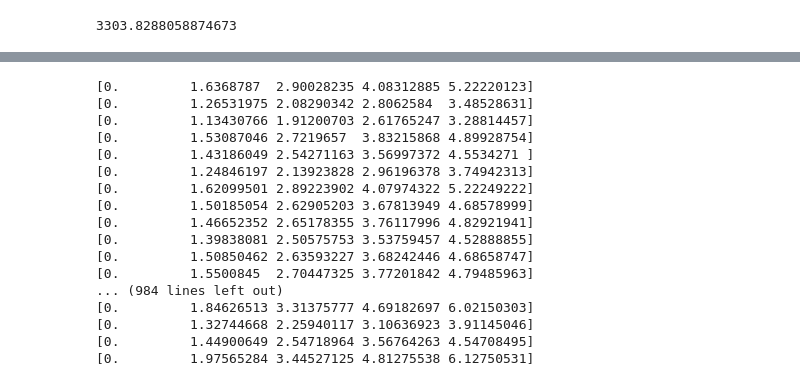
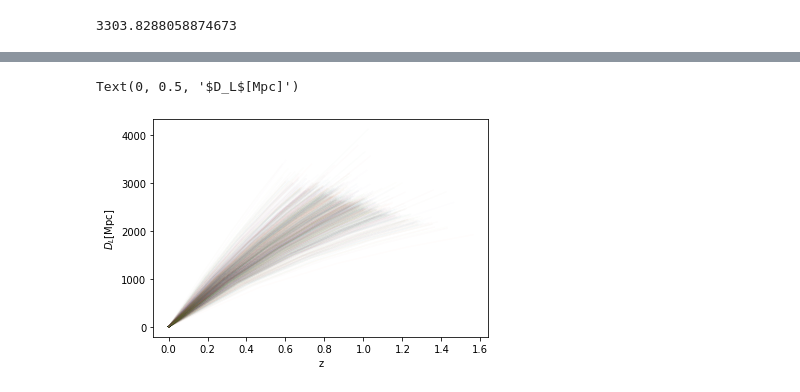
Before and after one commit to ctmurphey/LIGO-O3b-Analysis, a Jupyter notebook: plot-traces.ipynb, the cells around one changed output, grey strips where cells are left out. Cells and saved outputs as stored; diff of their text form; code cells hidden in the pictures.

```diff
--- a/plot-traces.ipynb
+++ b/plot-traces.ipynb
@@ -17,12 +15,13 @@ WARNING (aesara.tensor.blas): Using NumPy C-API based implementation for BLAS fu
 # %%
 cols = ['luminosity_distance', 'mass_1'] # Only taking directly observable values
-n_runs = 10   # number of random plots to make
+n_runs = 100   # number of random plots to make
 n_m = 100    # resolution of mass points to find max over
 n_mc = 5     # number of points to fit for the MCMC
 m_cut = 25   # M_sun
 
 mass_array = np.zeros((n_runs, n_mc))
-d_ls = np.linspace(0, 50, n_mc)
+# d_ls = np.linspace(0, 10000, n_mc) #different DLs to get mass at, units of Mpc
+d_ls = np.linspace(0, 5000, n_mc)
 # %%
 for run in range(n_runs):
     df = False #janky method, alternative would be strongly appreciated
@@ -57,7 +56,8 @@ for run in range(n_runs):
 
 
     dlmin = 0
-    dlmax = max(df['luminosity_distance'])
+#     dlmax = max(df['luminosity_distance'])
+    dlmax=max(d_ls)
     mmin = 0
     mmax = max(df['mass_1'])
 
@@ -67,10 +67,12 @@ for run in range(n_runs):
 
 #     d_ls = np.linspace(0, np.max(df['luminosity_distance'])/1000, n_mc)
 
-    ms = np.linspace(0, np.max(df['mass_1']), n_m)
+    ms = np.linspace(mmin, mmax, n_m)
 
     for i, dl in enumerate(K):
         mass_array[run, i] = ms[np.argmax(dl)]
+
+#     plot(arr)
 # %%
 trace_cosmo = az.from_netcdf("O3a-bcosmo.nc")
 az.plot_trace(trace_cosmo)
@@ -178,25 +183,14 @@ w [-1.33208415 -1.03116118 -1.20629354 -0.99514111 -0.72908147 -1.38654988
 # %%
 t = trace_cosmo.posterior
-# for i, T in enumerate(t[0]):
-#     print(T)
-for T in t['zs'].data[0]:
-    print(T)
+
+for i in range(len(t['zs'].data[0])):
+
+    DLs = [d_L(z, t['h'].data[0,i], t['Ode'].data[0,i], t['Om'].data[0,i]) for z in t['zs'].data[0,i]]
+
+    plot(t['zs'].data[0,i], DLs, alpha=0.01)
+xlabel("z")
+ylabel(r"$D_L$[Mpc]")
 # %% [output]
-[0.         1.6368787  2.90028235 4.08312885 5.22220123]
-[0.         1.26531975 2.08290342 2.8062584  3.48528631]
-[0.         1.13430766 1.91200703 2.61765247 3.28814457]
-[0.         1.53087046 2.7219657  3.83215868 4.89928754]
-[0.         1.43186049 2.54271163 3.56997372 4.5534271 ]
-[0.         1.24846197 2.13923828 2.96196378 3.74942313]
-[0.         1.62099501 2.89223902 4.07974322 5.22249222]
-[0.         1.50185054 2.62905203 3.67813949 4.68578999]
-[0.         1.46652352 2.65178355 3.76117996 4.82921941]
-[0.         1.39838081 2.50575753 3.53759457 4.52888855]
-[0.         1.50850462 2.63593227 3.68242446 4.68658747]
-[0.         1.5500845  2.70447325 3.77201842 4.79485963]
-... (984 lines left out)
-[0.         1.84626513 3.31375777 4.69182697 6.02150303]
-[0.         1.32744668 2.25940117 3.10636923 3.91145046]
-[0.         1.44900649 2.54718964 3.56764263 4.54708495]
-[0.         1.97565284 3.44527125 4.81275538 6.12750531]
+Text(0, 0.5, '$D_L$[Mpc]')
+[figure, added]
 # %%
```
Also changed, not shown: parts of 10 cells of this notebook, 1 other file.
